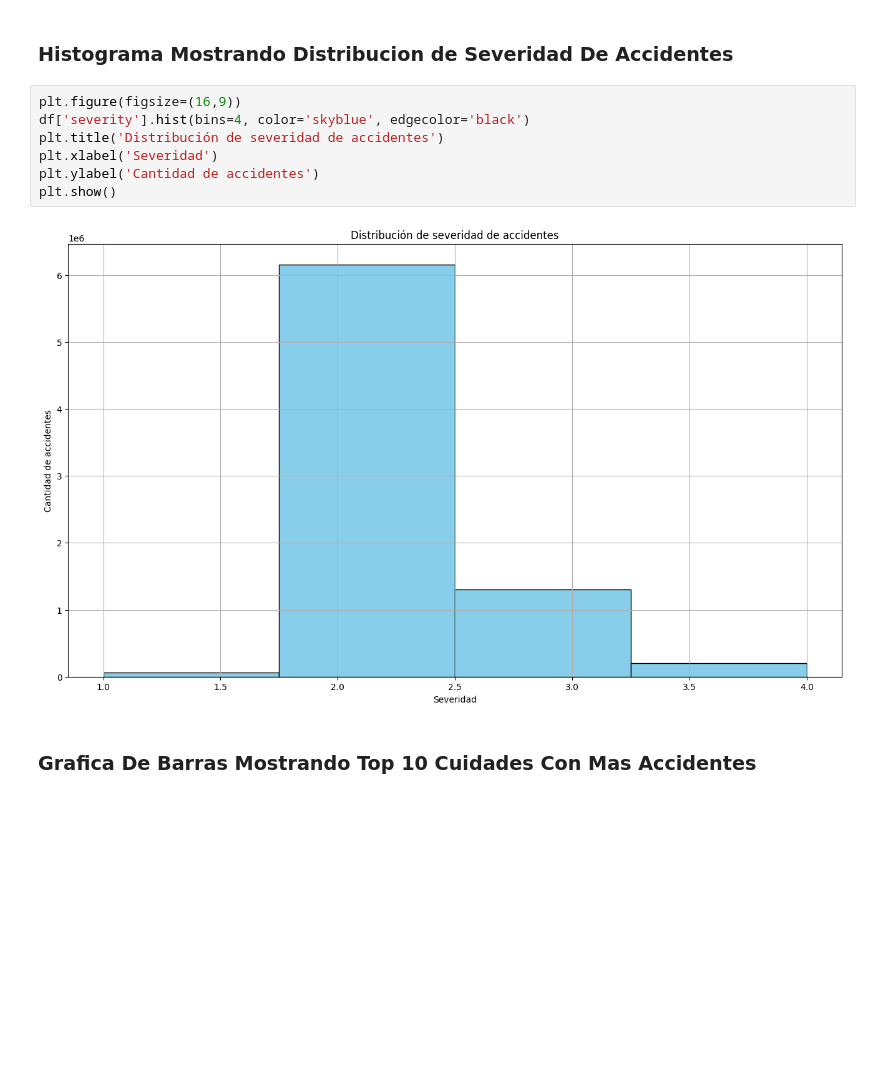
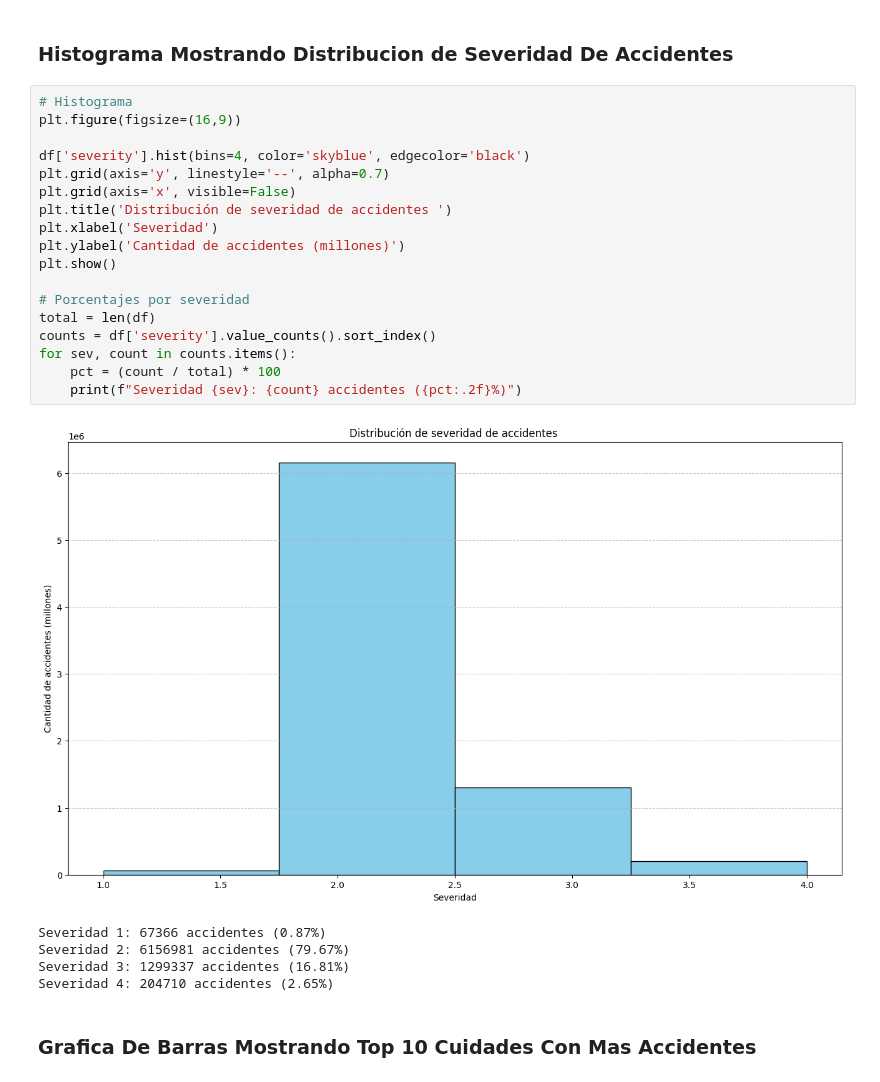
Before and after one commit to JBuxo/proyecto-1-jbuxo, a Jupyter notebook: notebooks/eda_accidentes.ipynb, the cells around one changed output. Saved outputs shown, nothing was run; the diff lists cells and outputs as text; blank space fills up the shorter version.

```diff
--- a/notebooks/eda_accidentes.ipynb
+++ b/notebooks/eda_accidentes.ipynb
@@ -36,14 +46,29 @@ Index(['id', 'severity', 'start_time', 'end_time', 'start_lat', 'start_lng',
 # %% [markdown]
 ### Histograma Mostrando Distribucion de Severidad De Accidentes
 # %%
+# Histograma
 plt.figure(figsize=(16,9))
+
 df['severity'].hist(bins=4, color='skyblue', edgecolor='black')
-plt.title('Distribución de severidad de accidentes')
+plt.grid(axis='y', linestyle='--', alpha=0.7)
+plt.grid(axis='x', visible=False)
+plt.title('Distribución de severidad de accidentes ')
 plt.xlabel('Severidad')
-plt.ylabel('Cantidad de accidentes')
+plt.ylabel('Cantidad de accidentes (millones)')
 plt.show()
+
+# Porcentajes por severidad
+total = len(df)
+counts = df['severity'].value_counts().sort_index()
+for sev, count in counts.items():
+    pct = (count / total) * 100
+    print(f"Severidad {sev}: {count} accidentes ({pct:.2f}%)")
 # %% [output]
-[figure, old version]
+[figure, new version]
+Severidad 1: 67366 accidentes (0.87%)
+Severidad 2: 6156981 accidentes (79.67%)
+Severidad 3: 1299337 accidentes (16.81%)
+Severidad 4: 204710 accidentes (2.65%)
 # %% [markdown]
 ### Grafica De Barras Mostrando Top 10 Cuidades Con Mas Accidentes
 # %%
```
Also changed, not shown: parts of 10 cells of this notebook, 5 other files.
